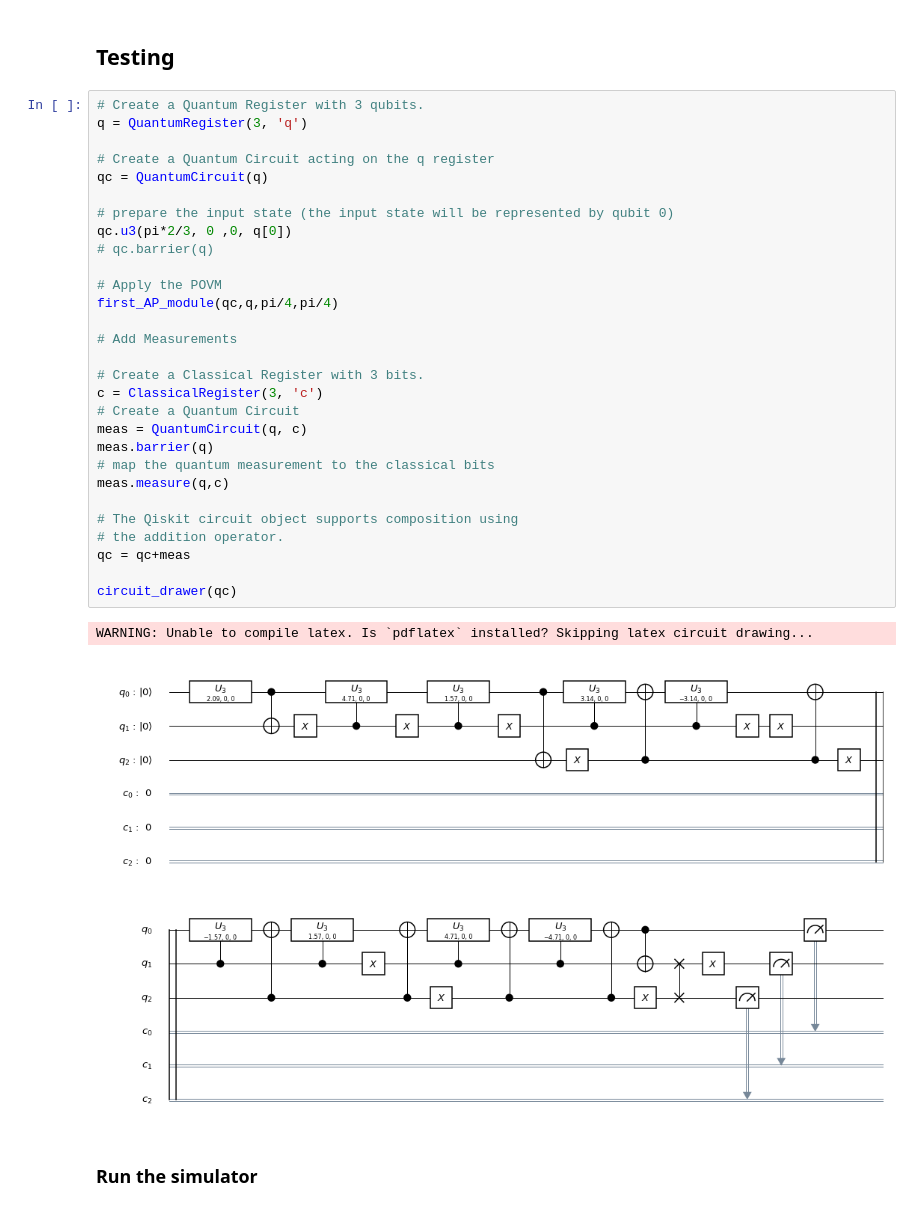
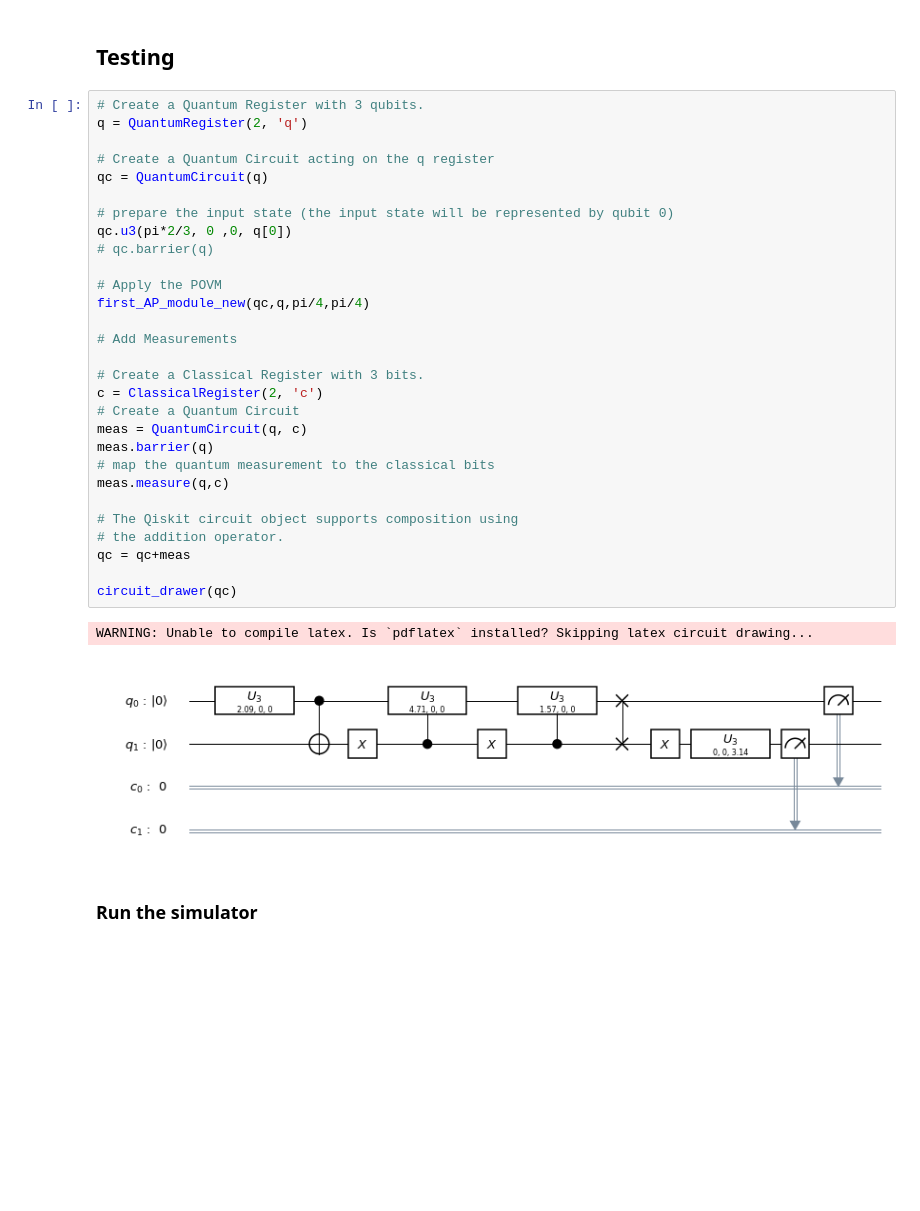
Before and after one commit to JordanovSJ/qiskit, a Jupyter notebook: Anhert_Payne/Anhert and Payne POVMs.ipynb, the cells around one changed output. Cells and saved outputs as stored; diff of their text form; blank space fills up the shorter version.

```diff
--- a/Anhert_Payne/Anhert and Payne POVMs.ipynb
+++ b/Anhert_Payne/Anhert and Payne POVMs.ipynb
@@ -160,36 +198,36 @@ def first_AP_module(qc, q, tita1, tita2):
 ## Testing
 # %%
 # Create a Quantum Register with 3 qubits.
-q = QuantumRegister(3, 'q')
+q = QuantumRegister(2, 'q')
 
 # Create a Quantum Circuit acting on the q register
 qc = QuantumCircuit(q)
 
 # prepare the input state (the input state will be represented by qubit 0)
 qc.u3(pi*2/3, 0 ,0, q[0])
 # qc.barrier(q)
 
 # Apply the POVM
-first_AP_module(qc,q,pi/4,pi/4)
+first_AP_module_new(qc,q,pi/4,pi/4)
 
 # Add Measurements
 
 # Create a Classical Register with 3 bits.
-c = ClassicalRegister(3, 'c')
+c = ClassicalRegister(2, 'c')
 # Create a Quantum Circuit
 meas = QuantumCircuit(q, c)
 meas.barrier(q)
 # map the quantum measurement to the classical bits
 meas.measure(q,c)
 
 # The Qiskit circuit object supports composition using
 # the addition operator.
 qc = qc+meas
 
 circuit_drawer(qc)
 # %% [output]
 WARNING: Unable to compile latex. Is `pdflatex` installed? Skipping latex circuit drawing...
-[figure, old version]
+[figure, new version]
 # %% [markdown]
 ### Run the simulator
 # %%
```
Also changed, not shown: parts of 14 cells of this notebook.
